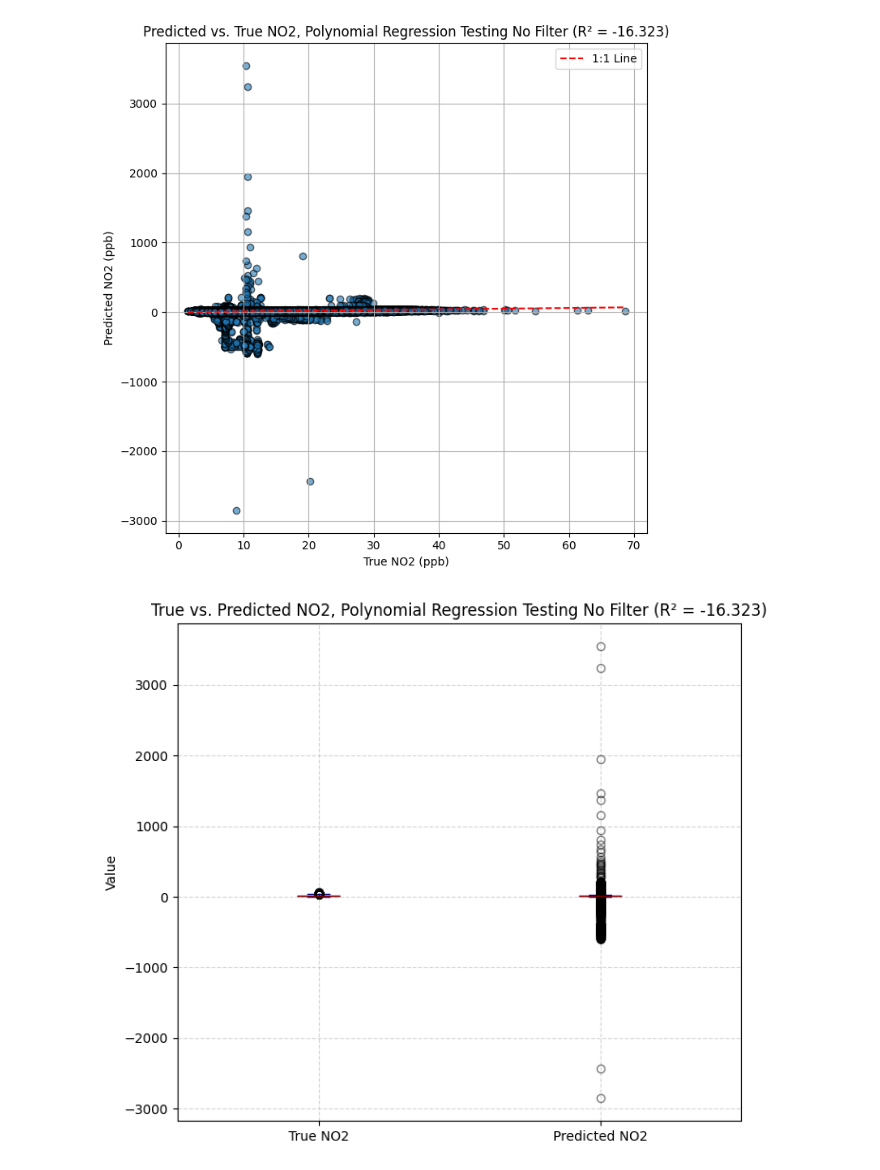
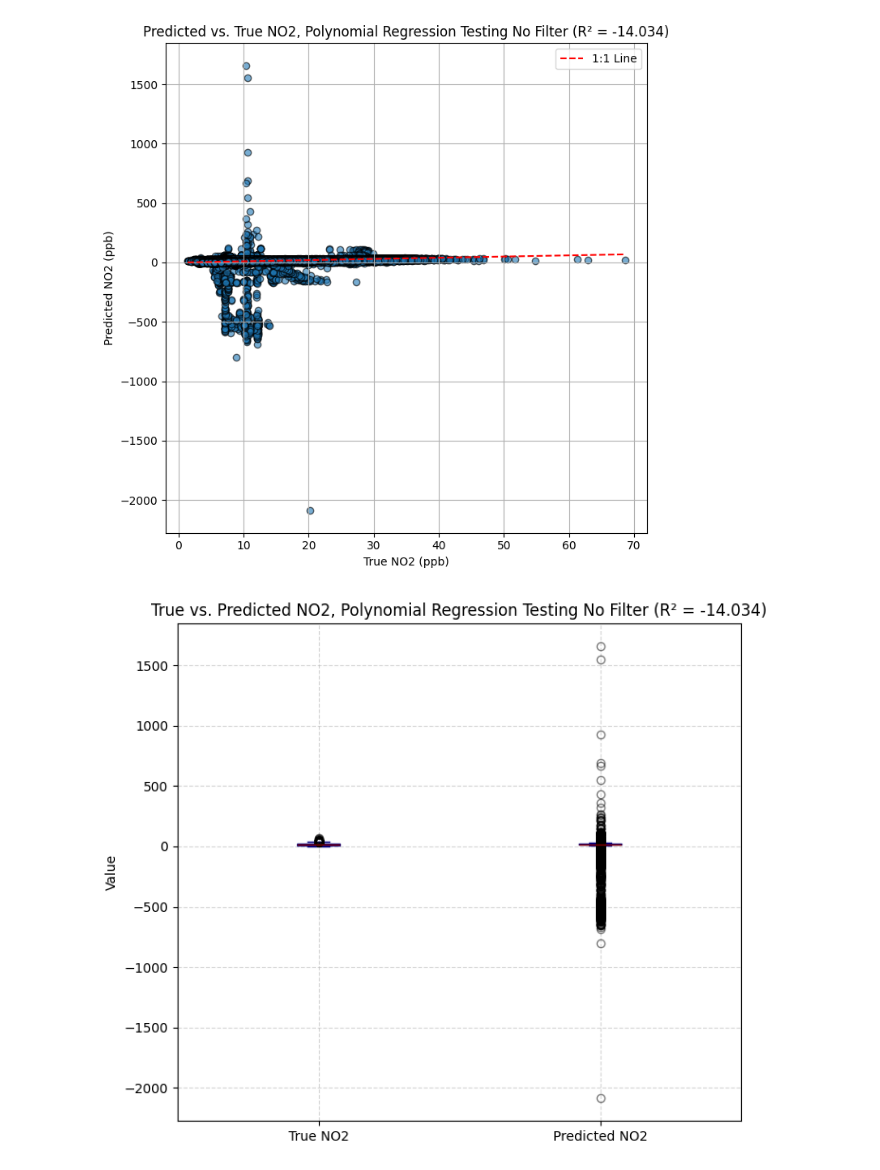
Before and after one commit to jacklardner/quant-regressions, a Jupyter notebook: regressions_and_cleaning.ipynb, the cells around one changed output. Drawn from its saved outputs; the diff is of its cells as text; code cells hidden in the pictures.

```diff
--- a/regressions_and_cleaning.ipynb
+++ b/regressions_and_cleaning.ipynb
@@ -48,3 +48,5 @@ training_df = pd.merge(
 training_df.rename(columns={"no2": "true_no2"}, inplace=True)
 training_df.head()
 # training_df.to_csv("test.csv")
+
+training_df["hour"] = pd.to_datetime(training_df["datetime"]).dt.hour
@@ -179,10 +175,10 @@ plot_overlaid_histograms(y_true, y_pred,
 # %%
 from sklearn.preprocessing import PolynomialFeatures
 from sklearn.pipeline import make_pipeline
-feature_cols = ["no2_aux", "o3_wrk_aux", "no_wrk_aux", "temp", "rh"]
+feature_cols = ["no2_aux", "o3_wrk_aux", "no_wrk_aux", "temp", "rh", "hour"]
 
 #will probably we worth interpolating some data in the future
-training_df_clean = training_df.dropna(subset=["no2_aux", "o3_wrk_aux", "no_wrk_aux", "temp", "rh", "true_no2"])
+training_df_clean = training_df.dropna(subset=["no2_aux", "o3_wrk_aux", "no_wrk_aux", "temp", "rh", "true_no2", "hour"])
 
 X = training_df_clean[feature_cols]
 y = training_df_clean["true_no2"]
@@ -297,11 +293,12 @@ testing_df = pd.merge(
 testing_df.rename(columns={"no2": "true_no2"}, inplace=True)
 testing_df.head()
 testing_df = testing_df.dropna(subset=["no2_aux", "o3_wrk_aux", "no_wrk_aux", "temp", "rh", "true_no2"])
+testing_df["hour"] = pd.to_datetime(testing_df["datetime"]).dt.hour
 # testing_df.to_csv("test3.csv")
 # %%
 y_true = testing_df["true_no2"]
 y_pred = model.predict(testing_df[feature_cols])
-feature_cols = ["no2_aux", "o3_wrk_aux", "no_wrk_aux", "temp", "rh"]
+feature_cols = ["no2_aux", "o3_wrk_aux", "no_wrk_aux", "temp", "rh", "hour"]
 
 r2 = r2_score(y_true, y_pred)
 
@@ -379,29 +376,29 @@ plot_overlaid_histograms(y_true_filtered, y_pred_filtered,
 # %%
 y_true = testing_df["true_no2"]
 y_pred = poly_model.predict(testing_df[feature_cols])
-feature_cols = ["no2_aux", "o3_wrk_aux", "no_wrk_aux", "temp", "rh"]
+feature_cols = ["no2_aux", "o3_wrk_aux", "no_wrk_aux", "temp", "rh", "hour"]
 
 r2 = r2_score(y_true, y_pred)
 
 plt.figure(figsize=(7, 7))
 plt.scatter(y_true, y_pred, alpha=0.6, edgecolors="k")
 plt.plot([y_true.min(), y_true.max()], [y_true.min(), y_true.max()], "r--", label="1:1 Line")
 plt.xlabel("True NO2 (ppb)")
 plt.ylabel("Predicted NO2 (ppb)")
 plt.title(f"Predicted vs. True NO2, Polynomial Regression Testing No Filter (R² = {r2:.3f})")
 plt.legend()
 plt.grid(True)
 plt.tight_layout()
 plt.show()
 # %% [output]
-[figure, old version]
+[figure, new version]
 # %%
 plot_side_by_side_boxes(y_true, y_pred,
                         labels=("True NO2", "Predicted NO2"),
                         title="True vs. Predicted NO2, Polynomial Regression Testing No Filter",
                         show_r2=True)
 # %% [output]
-[figure, old version]
+[figure, new version]
 # %%
 plot_overlaid_histograms(y_true, y_pred,
                          labels=("True NO2", "Predicted NO2"),
```
Also changed, not shown: parts of 26 cells of this notebook, 10 other files.
